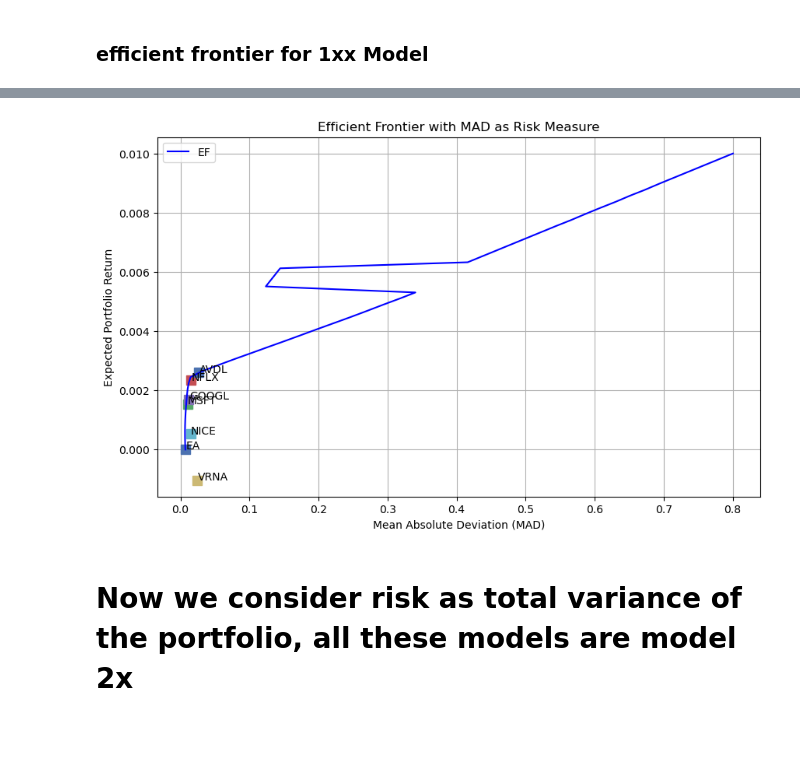
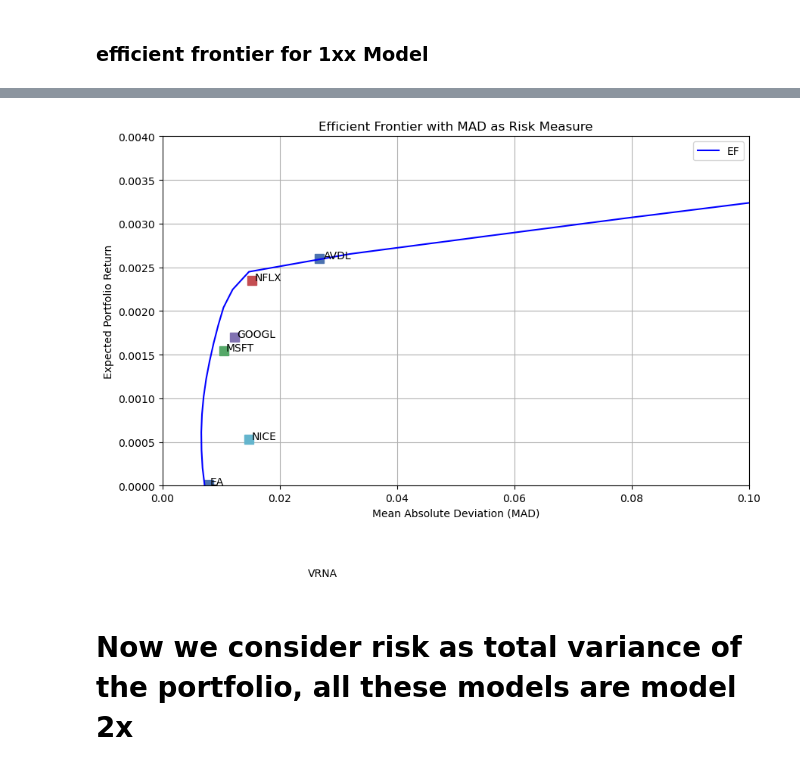
Before and after one commit to vinflora/MATH441-Group-Project, a Jupyter notebook: code_stock.ipynb, the cells around one changed output, grey strips where cells are left out. Saved outputs shown, nothing was run; the diff lists cells and outputs as text; code cells hidden in the pictures; blank space fills up the shorter version.

```diff
--- a/code_stock.ipynb
+++ b/code_stock.ipynb
@@ -476,18 +406,0 @@ Mean Absolute Deviation (MAD): 0.19920634919999994
-# %%
-plt.figure()
-plt.plot(risk_array, m0_array)
-
-for i, stock in enumerate(assets):
-    plt.annotate(
-        stock,
-        (risk_array[i], m0_array[i]),
-        textcoords="offset points",
-        xytext=(10, 0),
-        ha="center",
-    )
-
-for i, stock in enumerate(assets):
-    plt.scatter(risk_array[i], m0_array[i], label=stock)
-plt.xlabel("Risk (Mean Absolute Deviation)")
-plt.ylabel("Expected Return")
-plt.title("Efficient Frontier")
@@ -603,7 +513,8 @@ ax.set_xlabel('Mean Absolute Deviation (MAD)')
 ax.set_ylabel('Expected Portfolio Return')
 ax.legend()
 plt.title('Efficient Frontier with MAD as Risk Measure')
-
+plt.xlim(0,0.1)
+plt.ylim(0,0.004)
 plt.show()
 # %% [output]
 Welcome to the CBC MILP Solver
@@ -626,3 +537,3 @@ Total time (CPU seconds):       0.01   (Wallclock seconds):       0.02
-[figure, old version]
+[figure, new version]
 # %% [markdown]
 # Now we consider risk as total variance of the portfolio, all these models are model 2x
```
Also changed, not shown: parts of 24 cells of this notebook, 3 other files.
